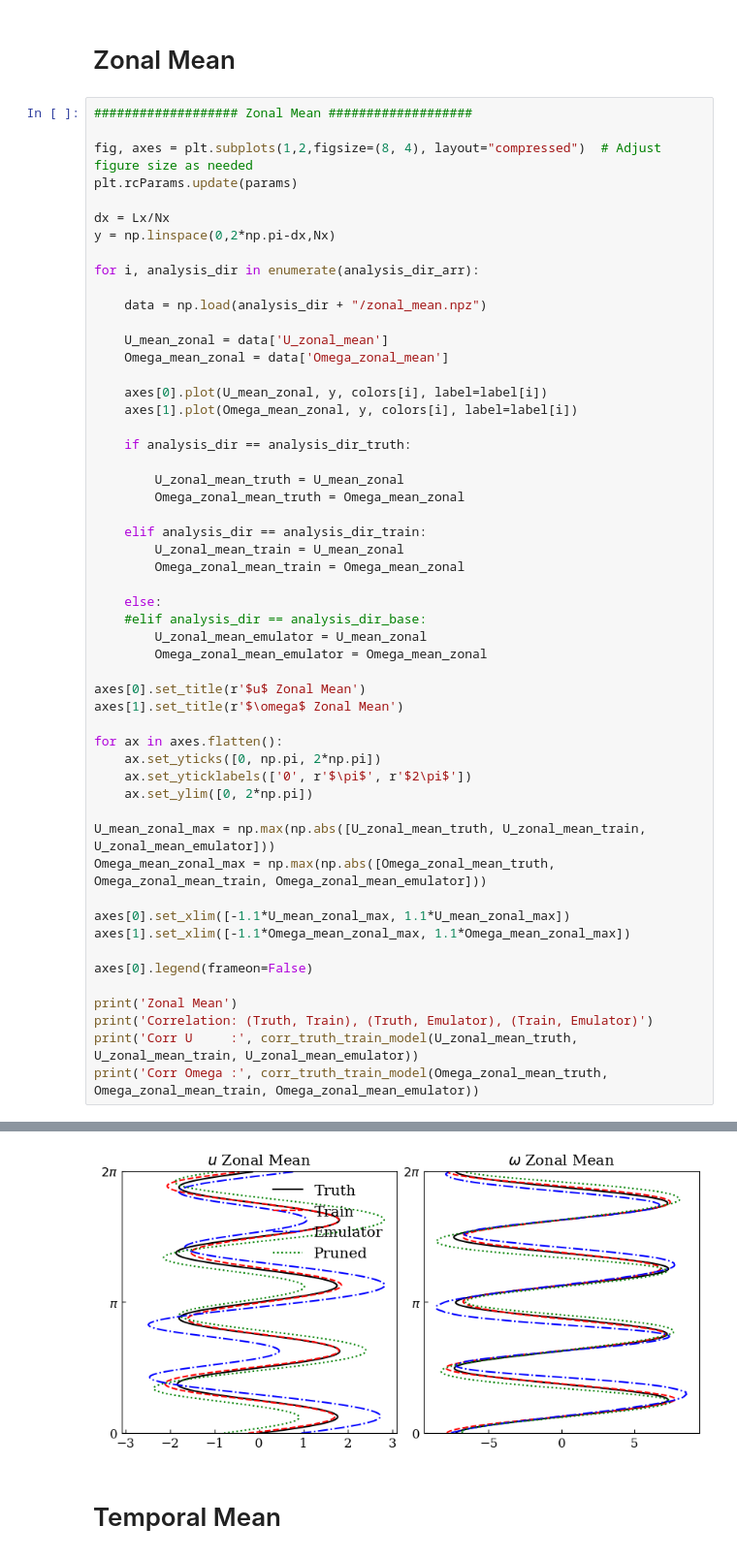
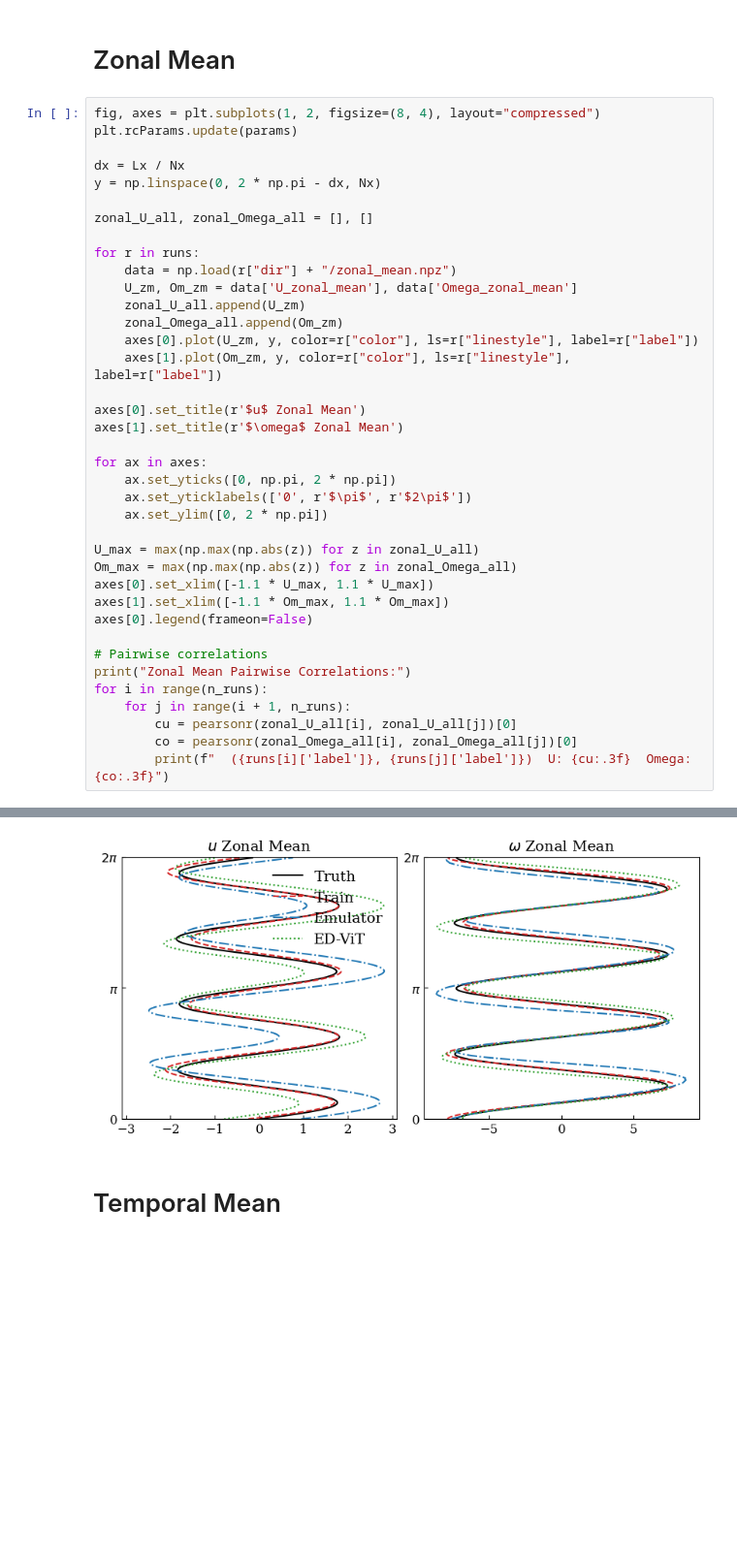
Before and after one commit to jshe2304/pruning-turbulence-vit, a Jupyter notebook: notebooks/long_analysis.ipynb, the cells around one changed output, grey strips where cells are left out. Shown at 97% size. Drawn from its saved outputs; the diff is of its cells as text; blank space fills up the shorter version.

```diff
--- a/notebooks/long_analysis.ipynb
+++ b/notebooks/long_analysis.ipynb
@@ -72,56 +79,41 @@ axes[2].legend(frameon=False)
 # %% [markdown]
 # Zonal Mean
 # %%
-################### Zonal Mean ###################
-
-fig, axes = plt.subplots(1,2,figsize=(8, 4), layout="compressed")  # Adjust figure size as needed
+fig, axes = plt.subplots(1, 2, figsize=(8, 4), layout="compressed")
 plt.rcParams.update(params)
 
-dx = Lx/Nx
-y = np.linspace(0,2*np.pi-dx,Nx)
+dx = Lx / Nx
+y = np.linspace(0, 2 * np.pi - dx, Nx)
 
-for i, analysis_dir in enumerate(analysis_dir_arr):
+zonal_U_all, zonal_Omega_all = [], []
 
-    data = np.load(analysis_dir + "/zonal_mean.npz")
-
-    U_mean_zonal = data['U_zonal_mean']
-    Omega_mean_zonal = data['Omega_zonal_mean']
-
-    axes[0].plot(U_mean_zonal, y, colors[i], label=label[i])
-    axes[1].plot(Omega_mean_zonal, y, colors[i], label=label[i])
-
-    if analysis_dir == analysis_dir_truth:
-
-        U_zonal_mean_truth = U_mean_zonal
-        Omega_zonal_mean_truth = Omega_mean_zonal
-
-    elif analysis_dir == analysis_dir_train:
-        U_zonal_mean_train = U_mean_zonal
-        Omega_zonal_mean_train = Omega_mean_zonal
-
-    else:
-    #elif analysis_dir == analysis_dir_base:
-        U_zonal_mean_emulator = U_mean_zonal
-        Omega_zonal_mean_emulator = Omega_mean_zonal
+for r in runs:
+    data = np.load(r["dir"] + "/zonal_mean.npz")
+    U_zm, Om_zm = data['U_zonal_mean'], data['Omega_zonal_mean']
+    zonal_U_all.append(U_zm)
+    zonal_Omega_all.append(Om_zm)
+    axes[0].plot(U_zm, y, color=r["color"], ls=r["linestyle"], label=r["label"])
+    axes[1].plot(Om_zm, y, color=r["color"], ls=r["linestyle"], label=r["label"])
 
 axes[0].set_title(r'$u$ Zonal Mean')
 axes[1].set_title(r'$\omega$ Zonal Mean')
 
-for ax in axes.flatten():
-    ax.set_yticks([0, np.pi, 2*np.pi])
+for ax in axes:
+    ax.set_yticks([0, np.pi, 2 * np.pi])
     ax.set_yticklabels(['0', r'$\pi$', r'$2\pi$'])
-    ax.set_ylim([0, 2*np.pi])
+    ax.set_ylim([0, 2 * np.pi])
 
-U_mean_zonal_max = np.max(np.abs([U_zonal_mean_truth, U_zonal_mean_train, U_zonal_mean_emulator]))
-Omega_mean_zonal_max = np.max(np.abs([Omega_zonal_mean_truth, Omega_zonal_mean_train, Omega_zonal_mean_emulator]))
-
-axes[0].set_xlim([-1.1*U_mean_zonal_max, 1.1*U_mean_zonal_max])
-axes[1].set_xlim([-1.1*Omega_mean_zonal_max, 1.1*Omega_mean_zonal_max])
-
+U_max = max(np.max(np.abs(z)) for z in zonal_U_all)
+Om_max = max(np.max(np.abs(z)) for z in zonal_Omega_all)
+axes[0].set_xlim([-1.1 * U_max, 1.1 * U_max])
+axes[1].set_xlim([-1.1 * Om_max, 1.1 * Om_max])
 axes[0].legend(frameon=False)
 
-print('Zonal Mean')
-print('Correlation: (Truth, Train), (Truth, Emulator), (Train, Emulator)')
-print('Corr U     :', corr_truth_train_model(U_zonal_mean_truth, U_zonal_mean_train, U_zonal_mean_emulator))
-print('Corr Omega :', corr_truth_train_model(Omega_zonal_mean_truth, Omega_zonal_mean_train, Omega_zonal_mean_emulator))
+# Pairwise correlations
+print("Zonal Mean Pairwise Correlations:")
+for i in range(n_runs):
+    for j in range(i + 1, n_runs):
+        cu = pearsonr(zonal_U_all[i], zonal_U_all[j])[0]
+        co = pearsonr(zonal_Omega_all[i], zonal_Omega_all[j])[0]
+        print(f"  ({runs[i]['label']}, {runs[j]['label']})  U: {cu:.3f}  Omega: {co:.3f}")
 # %% [output]
@@ -132,4 +127,4 @@ Corr Omega : (1.0, 0.95, 0.94)
-[figure, old version]
+[figure, new version]
 # %% [markdown]
 # Temporal Mean
 # %%
```
Also changed, not shown: parts of 15 cells of this notebook, 16 other files.
